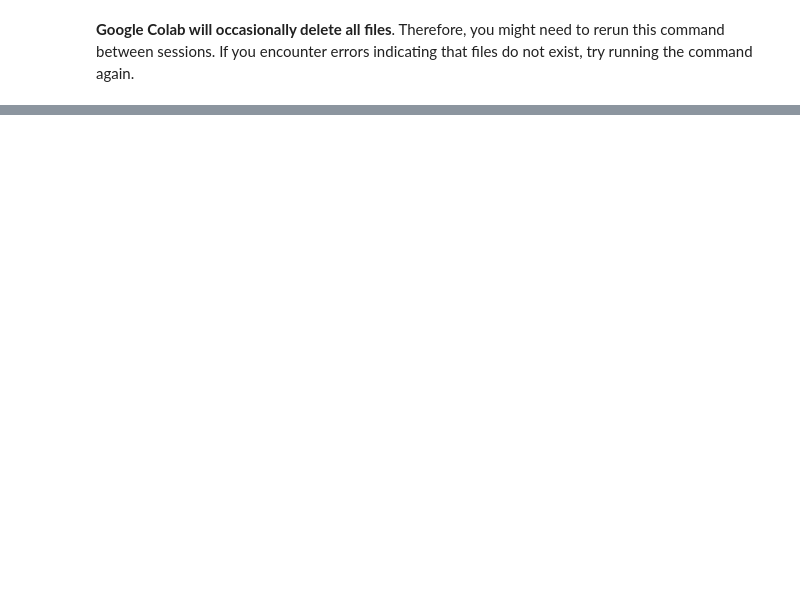
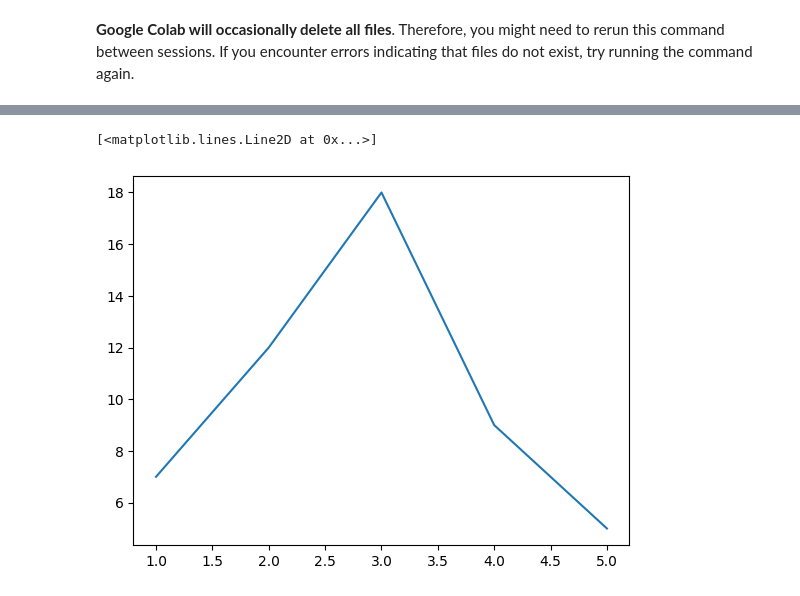
Before and after one commit to aljubic1/RacunalniViid, a Jupyter notebook: lab1.ipynb, the cells around one changed output, grey strips where cells are left out. Cells and saved outputs as stored; diff of their text form; code cells hidden in the pictures; blank space fills up the shorter version.

```diff
--- a/lab1.ipynb
+++ b/lab1.ipynb
@@ -384,0 +152,8 @@ plt.show()
+# %%
+broj_ocjena = [ 7, 12, 18, 9, 5 ]
+ocjene = [ 1, 2, 3, 4, 5 ]
+
+plt.plot(ocjene, broj_ocjena)
+# %% [output]
+[<matplotlib.lines.Line2D at 0x...>]
+[figure, added]
```
Also changed, not shown: parts of 81 cells of this notebook.
